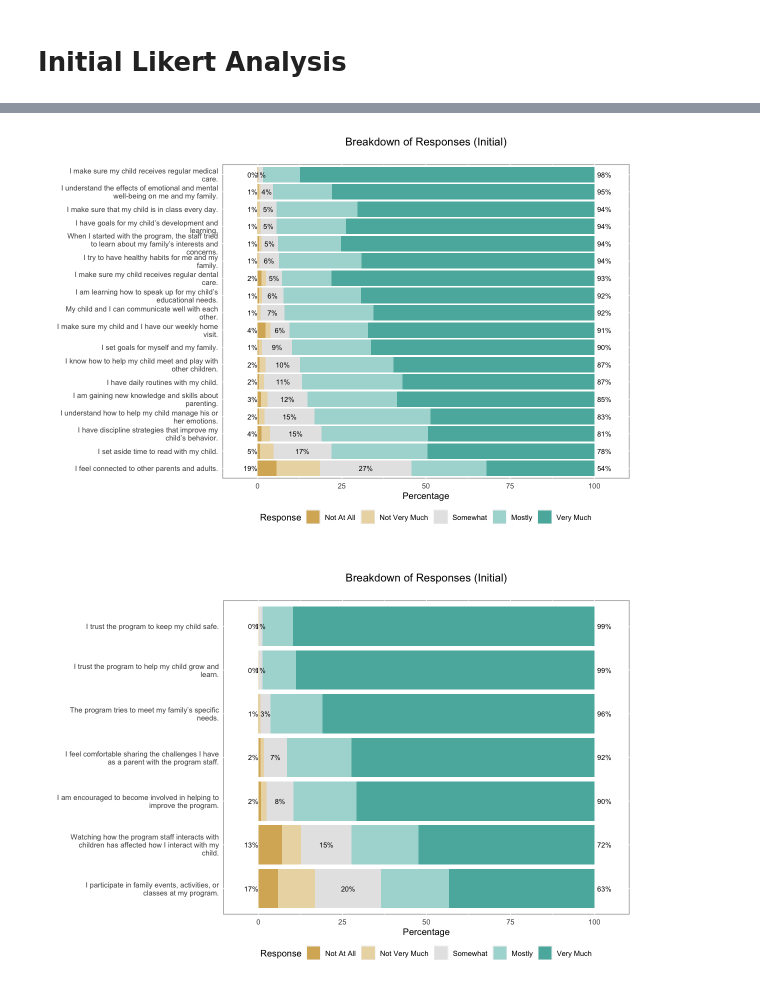
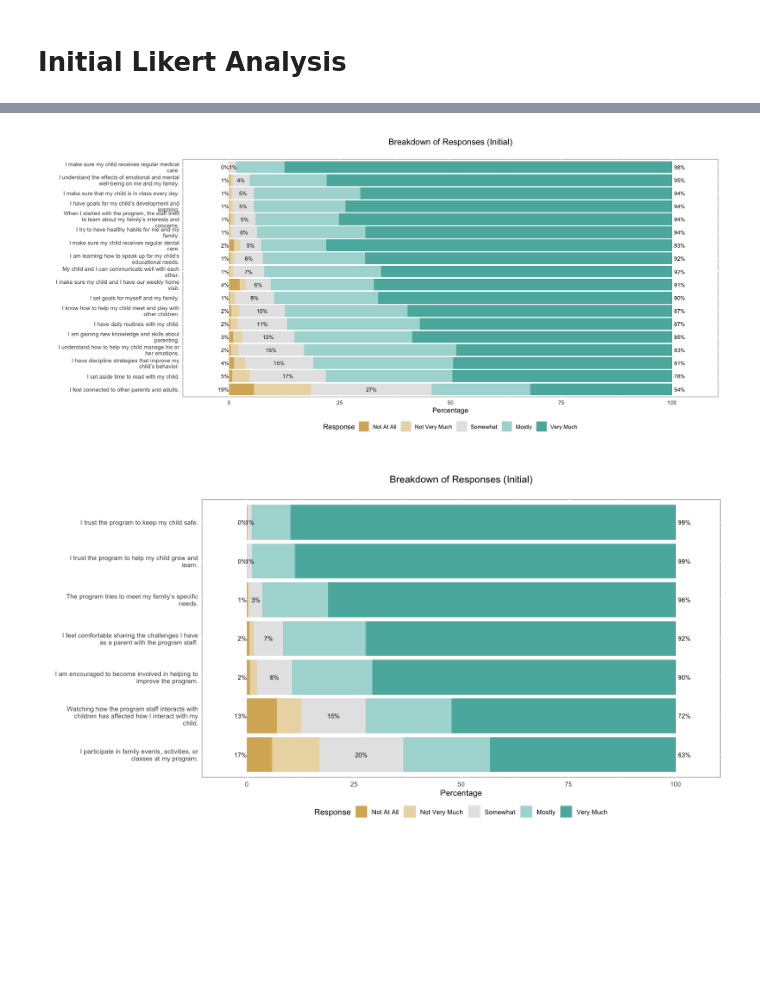
Before and after one commit to bmfores/nhsa-parentgauge, a Jupyter notebook: likert_analysis.ipynb, the cells around one changed output, grey strips where cells are left out. Cells and saved outputs as stored; diff of their text form; code cells hidden in the pictures; blank space fills up the shorter version.

```diff
--- a/likert_analysis.ipynb
+++ b/likert_analysis.ipynb
@@ -115,36 +104,36 @@ items <- as.data.frame(items)
 # Rename the columns
 colnames(items) <- column_name_mapping
 
 # Convert the data to the likert class
 l_data <- likert(items)
 
 # Set the plot width
-options(repr.plot.width = 10)  # Adjust the width as needed
+options(repr.plot.width = 15)  # Adjust the width as needed
 
 # Create the likert plot
 likert_plot <- plot(l_data, centered=FALSE)
 
 # Adjust the width of the bars
 #likert_plot <- likert_bar(plot = likert_plot, width = 0.8)  # Adjust the width parameter as needed
 
 # Adjust the plot size and legend
 likert_plot <- likert_plot +
   theme(legend.position = "bottom",
         legend.box.just = "left",
         legend.box = "horizontal",
         legend.margin = margin(t = 0, r = 0, b = 0, l = 0),
-        plot.margin = margin(10, 10, 30, 10)) +
+        plot.margin = margin(15, 15, 30, 15)) +
   guides(fill = guide_legend(nrow = 1))
 
 # Set the title of the graph
 likert_plot <- likert_plot +
   ggtitle("Breakdown of Responses (Initial)") +
   theme(plot.title = element_text(hjust = 0.5, margin = margin(b = 20)))  # Adjust the margin of the title
 
 # display the likert plot
 print(likert_plot)
 # %% [output]
-[figure, old version]
+[figure, new version]
 # %%
 # Define the mapping of numeric responses to labels
 response_labels <- c("Not At All", "Not Very Much", "Somewhat", "Mostly", "Very Much")
@@ -172,7 +161,7 @@ colnames(items) <- column_name_mapping
 l_data <- likert(items)
 
 # Set the plot width
-options(repr.plot.width = 10)  # Adjust the width as needed
+options(repr.plot.width = 13)  # Adjust the width as needed
 
 # Create the likert plot
 likert_plot <- plot(l_data, centered=FALSE)
@@ -197,4 +186,4 @@ likert_plot <- likert_plot +
 # display the likert plot
 print(likert_plot)
 # %% [output]
-[figure, old version]
+[figure, new version]
```
Also changed, not shown: parts of 3 cells of this notebook, 9 other files.
